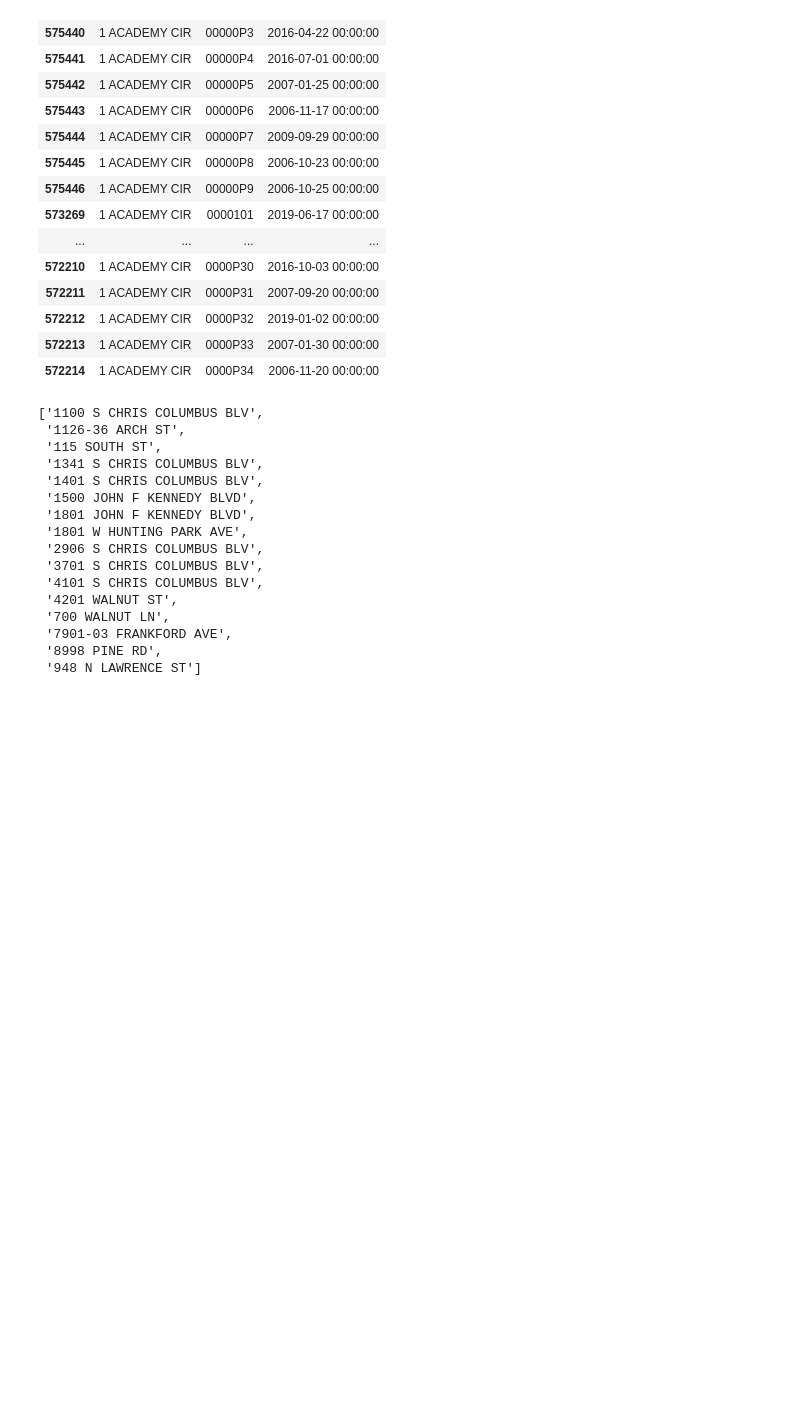
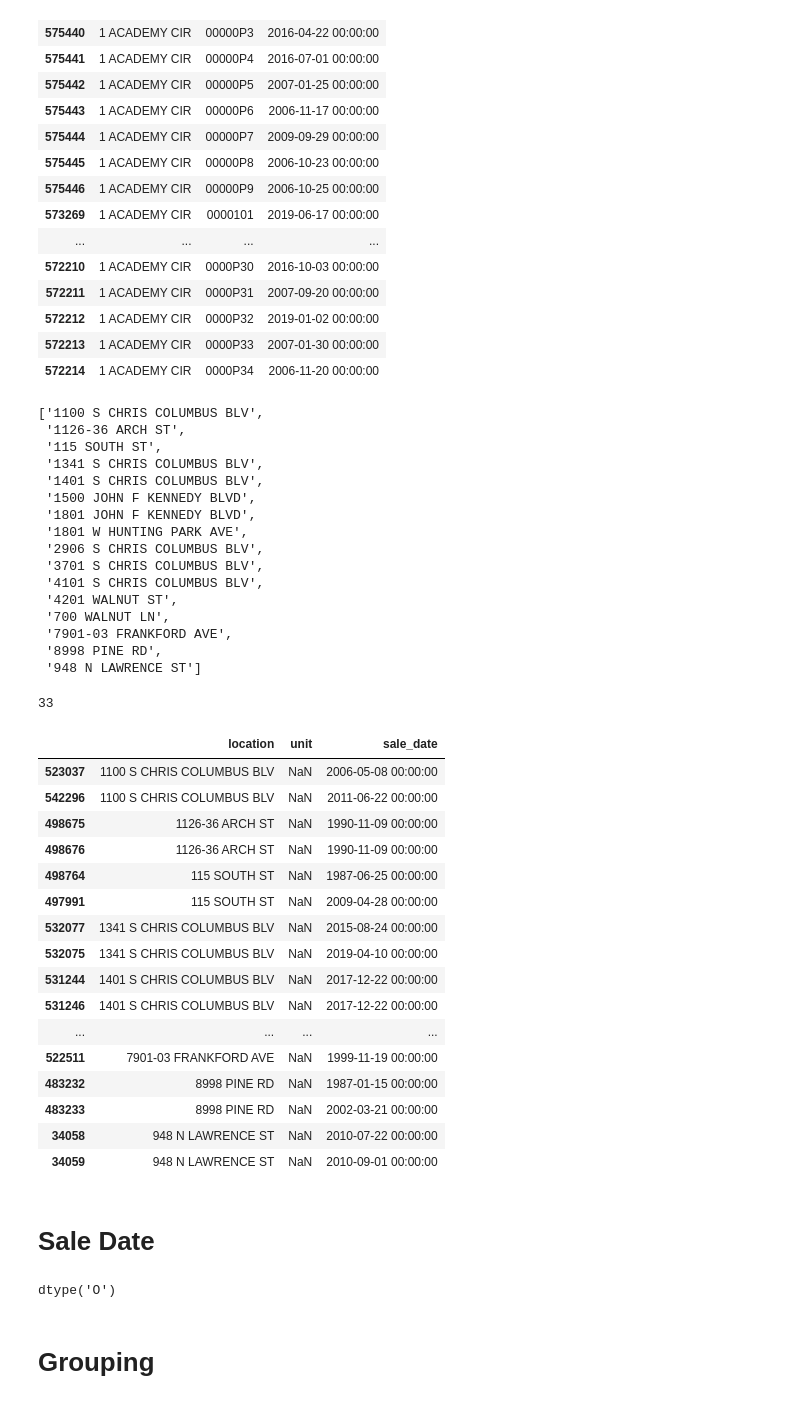
Before and after one commit to AP58PRAD/Philadelphia-House-Pricing, a Jupyter notebook: Data Cleaning.ipynb, the cells around one changed output. Drawn from its saved outputs; the diff is of its cells as text; code cells hidden in the pictures; blank space fills up the shorter version.

Commit message:
Sale dates and Zip Codes are cleaned

```diff
--- a/Data Cleaning.ipynb
+++ b/Data Cleaning.ipynb
@@ -491,3 +491,33 @@ location
  '7901-03 FRANKFORD AVE',
  '8998 PINE RD',
  '948 N LAWRENCE ST']
+# %%
+len(df_dupe[df_dupe['location'].isin(location)])
+# %% [output]
+33
+# %%
+df_dupe[df_dupe['location'].isin(location)][['location','unit','sale_date']].sort_values(by=['location','unit','sale_date'])
+# %% [output]
+|  | location | unit | sale_date |
+| 523037 | 1100 S CHRIS COLUMBUS BLV | NaN | 2006-05-08 00:00:00 |
+| 542296 | 1100 S CHRIS COLUMBUS BLV | NaN | 2011-06-22 00:00:00 |
+| 498675 | 1126-36 ARCH ST | NaN | 1990-11-09 00:00:00 |
+| 498676 | 1126-36 ARCH ST | NaN | 1990-11-09 00:00:00 |
+| 498764 | 115 SOUTH ST | NaN | 1987-06-25 00:00:00 |
+| 497991 | 115 SOUTH ST | NaN | 2009-04-28 00:00:00 |
+| 532077 | 1341 S CHRIS COLUMBUS BLV | NaN | 2015-08-24 00:00:00 |
+| 532075 | 1341 S CHRIS COLUMBUS BLV | NaN | 2019-04-10 00:00:00 |
+| 531244 | 1401 S CHRIS COLUMBUS BLV | NaN | 2017-12-22 00:00:00 |
+| 531246 | 1401 S CHRIS COLUMBUS BLV | NaN | 2017-12-22 00:00:00 |
+| ... | ... | ... | ... |
+| 522511 | 7901-03 FRANKFORD AVE | NaN | 1999-11-19 00:00:00 |
+| 483232 | 8998 PINE RD | NaN | 1987-01-15 00:00:00 |
+| 483233 | 8998 PINE RD | NaN | 2002-03-21 00:00:00 |
+| 34058 | 948 N LAWRENCE ST | NaN | 2010-07-22 00:00:00 |
+| 34059 | 948 N LAWRENCE ST | NaN | 2010-09-01 00:00:00 |
+# %% [markdown]
+# Sale Date
+# %%
+df['sale_date'].dtypes
+# %% [output]
+dtype('O')
@@ -493,0 +528,2 @@ location
+# %% [markdown]
+# Grouping
```
Also changed, not shown: parts of 47 cells of this notebook.
